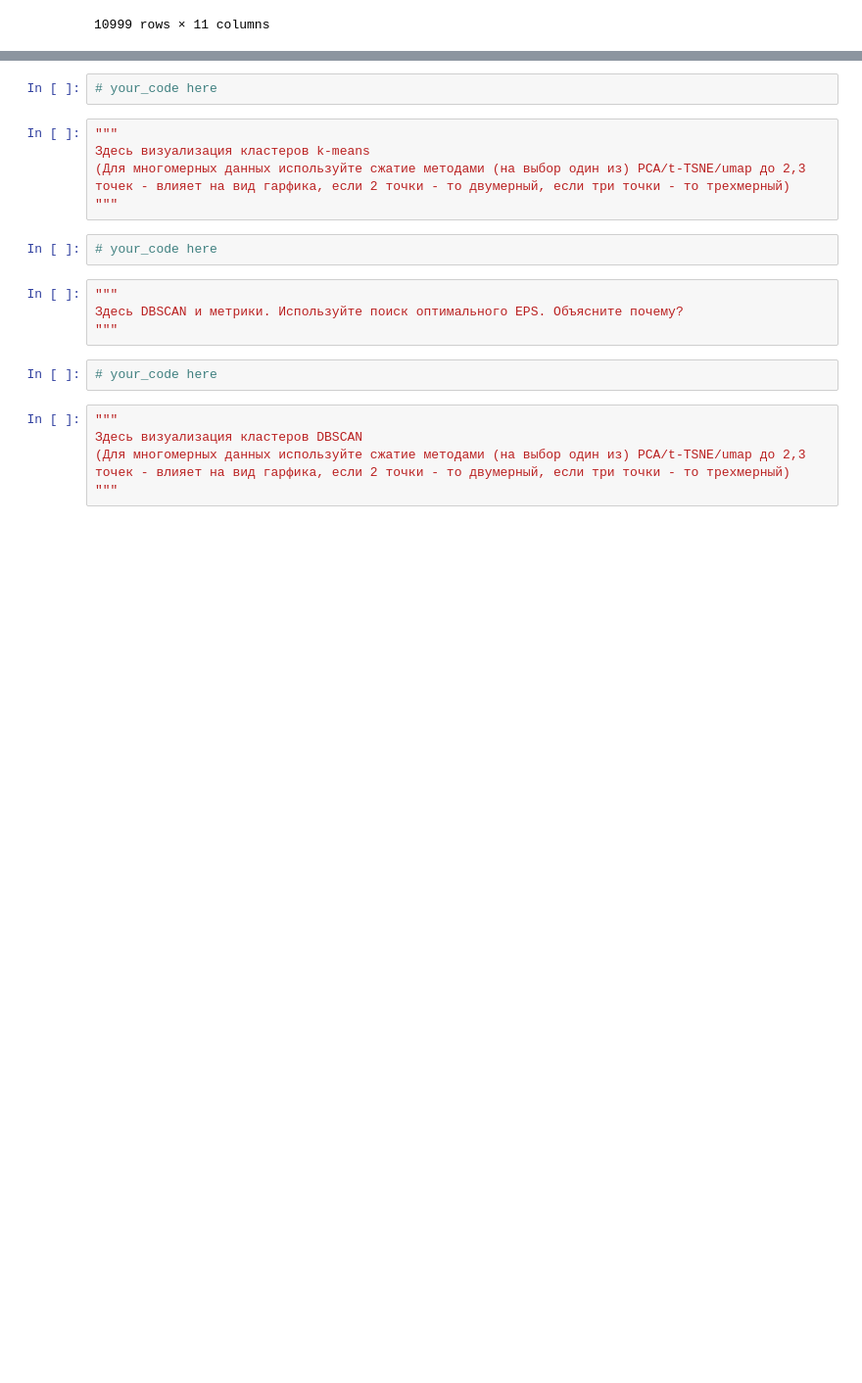
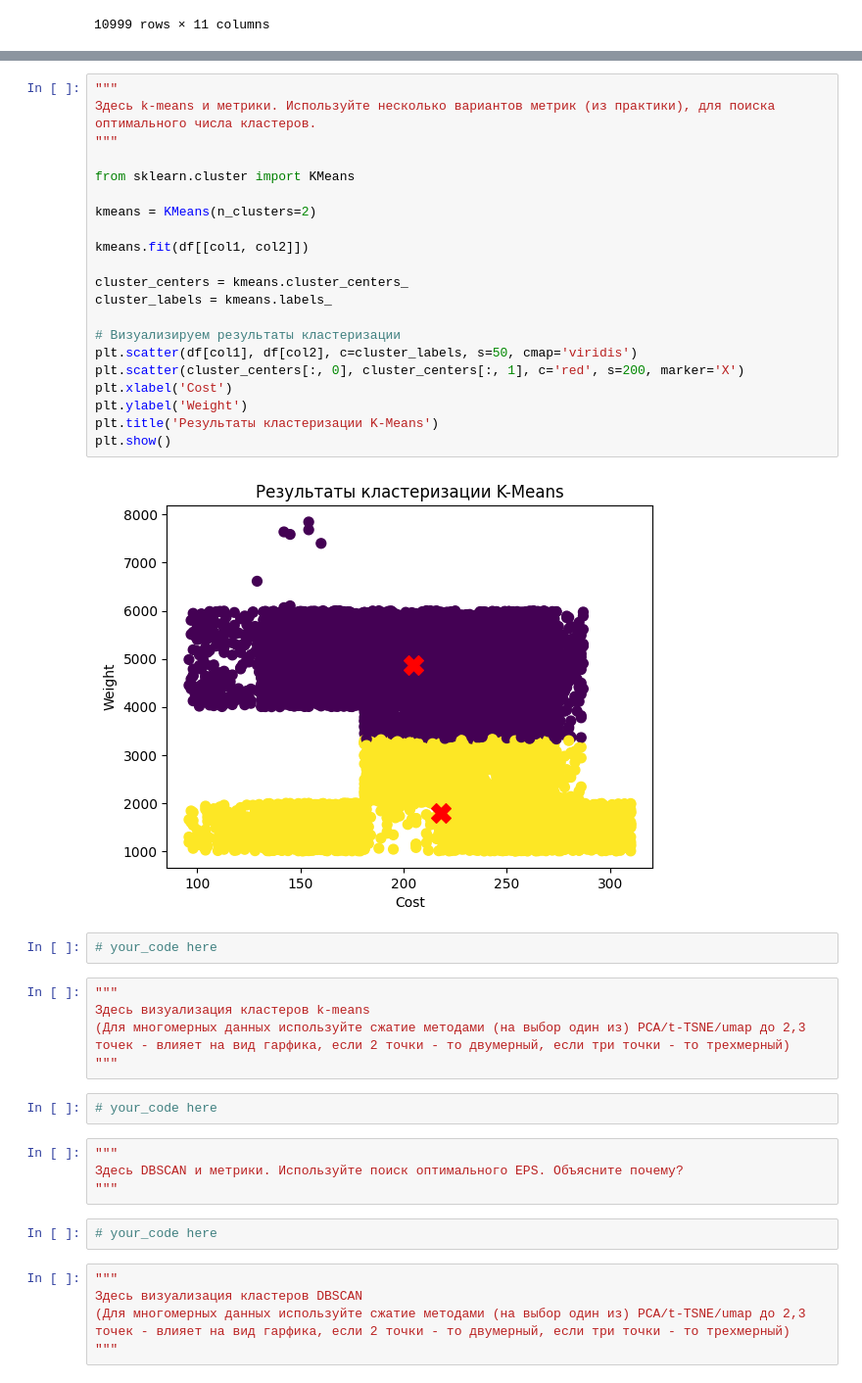
Before and after one commit to kaimakov-rk/kokoko, a Jupyter notebook: Copy_of_Задание_4.ipynb, the cells around one changed output, grey strips where cells are left out. Shown at 98% size. Drawn from its saved outputs; the diff is of its cells as text; blank space fills up the shorter version.

```diff
--- a/Copy_of_Задание_4.ipynb
+++ b/Copy_of_Задание_4.ipynb
@@ -261,3 +280,26 @@ NameError: name 'new_df' is not defined
+# %%
+"""
+Здесь k-means и метрики. Используйте несколько вариантов метрик (из практики), для поиска оптимального числа кластеров.
+"""
+
+from sklearn.cluster import KMeans
+
+kmeans = KMeans(n_clusters=2)
+
+kmeans.fit(df[[col1, col2]])
+
+cluster_centers = kmeans.cluster_centers_
+cluster_labels = kmeans.labels_
+
+# Визуализируем результаты кластеризации
+plt.scatter(df[col1], df[col2], c=cluster_labels, s=50, cmap='viridis')
+plt.scatter(cluster_centers[:, 0], cluster_centers[:, 1], c='red', s=200, marker='X')
+plt.xlabel('Cost')
+plt.ylabel('Weight')
+plt.title('Результаты кластеризации K-Means')
+plt.show()
+# %% [output]
+[figure, added]
 # %%
 # your_code here
 # %%
```
Also changed, not shown: parts of 4 cells of this notebook.
